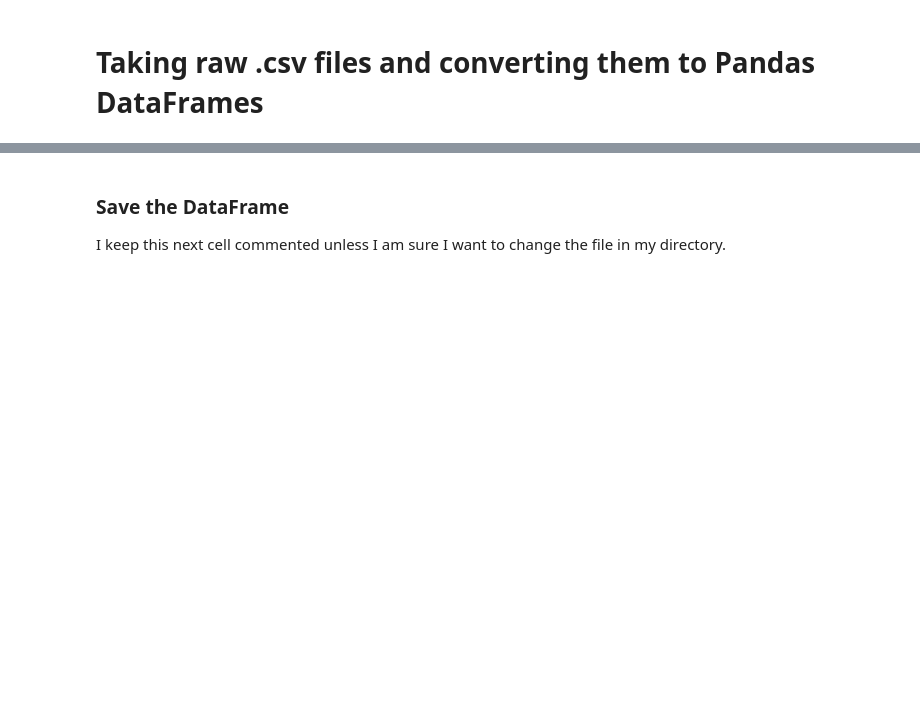
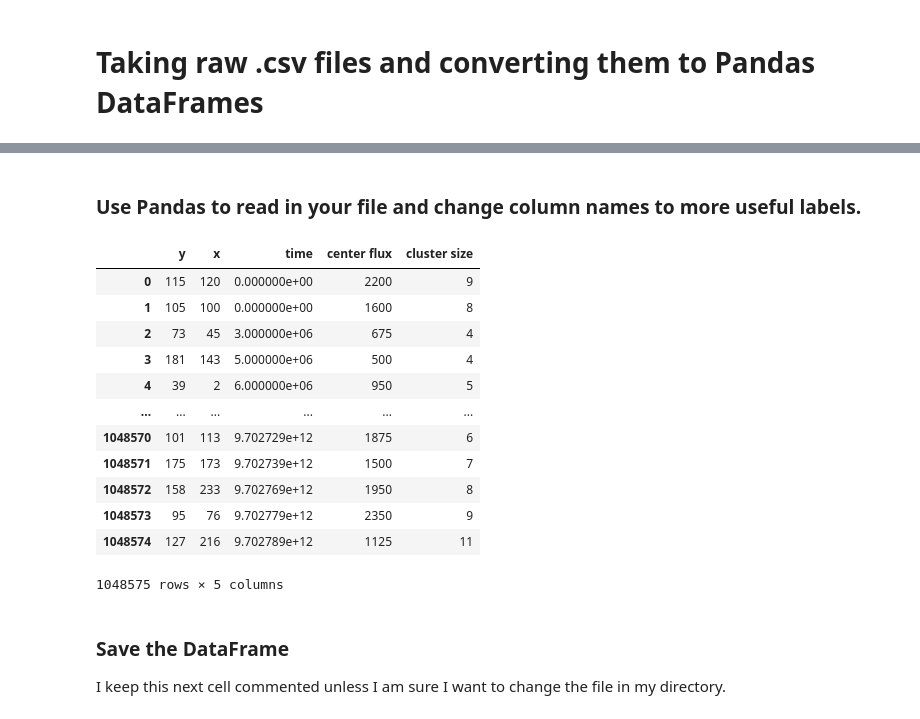
Before and after one commit to UW-ion-trap-group/Trapped_Ion_Tpx3Cam_Analysis, a Jupyter notebook: Tpx3Cam_Projects/Superradiance/Jumps_Data_Pandas.ipynb, the cells around one changed output, grey strips where cells are left out. Saved outputs shown, nothing was run; the diff lists cells and outputs as text; code cells hidden in the pictures; blank space fills up the shorter version.

```diff
--- a/Tpx3Cam_Projects/Superradiance/Jumps_Data_Pandas.ipynb
+++ b/Tpx3Cam_Projects/Superradiance/Jumps_Data_Pandas.ipynb
@@ -17,15 +17,32 @@ Tue Mar 30 14:57:44 2021
+# %% [markdown]
+### Use Pandas to read in your file and change column names to more useful labels.
 # %%
 ### This box uploads all information and renames the columns based on the naming conventions used by the TimePix file creation system.
 ### In new experiments there may be more or less columns, or they may be differently named.
 ### It is important to check all errors and that the resulting DataFrame makes sense and has all expected information.
-filename = 'Foldername_within_current_folder/Filename'
+filename = 'Test_Folder/Test_File'
 it = pd.read_csv(f'{filename}.csv')
-it
-it = it.drop(columns = 'Unnamed: 5')
+#print(it)
+#it = it.drop(columns = 'Unnamed: 5')
 it = it.rename(columns = {'#Col': 'y', '#Row': 'x', '#ToA': 'time', '#ToT[arb]': 'center flux', '#Centroid': 'cluster size'})
 ToA = it['time']
 it['time'] = it['time'] - ToA[0]
 it = it.sort_values(['time'])
+it
+# %% [output]
+|  | y | x | time | center flux | cluster size |
+| 0 | 115 | 120 | 0.000000e+00 | 2200 | 9 |
+| 1 | 105 | 100 | 0.000000e+00 | 1600 | 8 |
+| 2 | 73 | 45 | 3.000000e+06 | 675 | 4 |
+| 3 | 181 | 143 | 5.000000e+06 | 500 | 4 |
+| 4 | 39 | 2 | 6.000000e+06 | 950 | 5 |
+| ... | ... | ... | ... | ... | ... |
+| 1048570 | 101 | 113 | 9.702729e+12 | 1875 | 6 |
+| 1048571 | 175 | 173 | 9.702739e+12 | 1500 | 7 |
+| 1048572 | 158 | 233 | 9.702769e+12 | 1950 | 8 |
+| 1048573 | 95 | 76 | 9.702779e+12 | 2350 | 9 |
+| 1048574 | 127 | 216 | 9.702789e+12 | 1125 | 11 |
+1048575 rows × 5 columns
 # %% [markdown]
 ### Save the DataFrame
 I keep this next cell commented unless I am sure I want to change the file in my directory.
```
Also changed, not shown: parts of 5 cells of this notebook.
